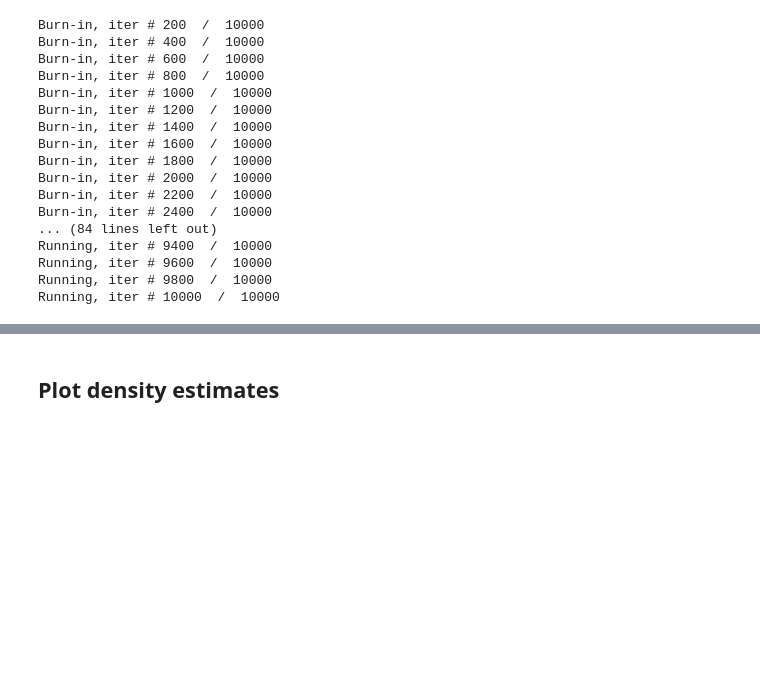
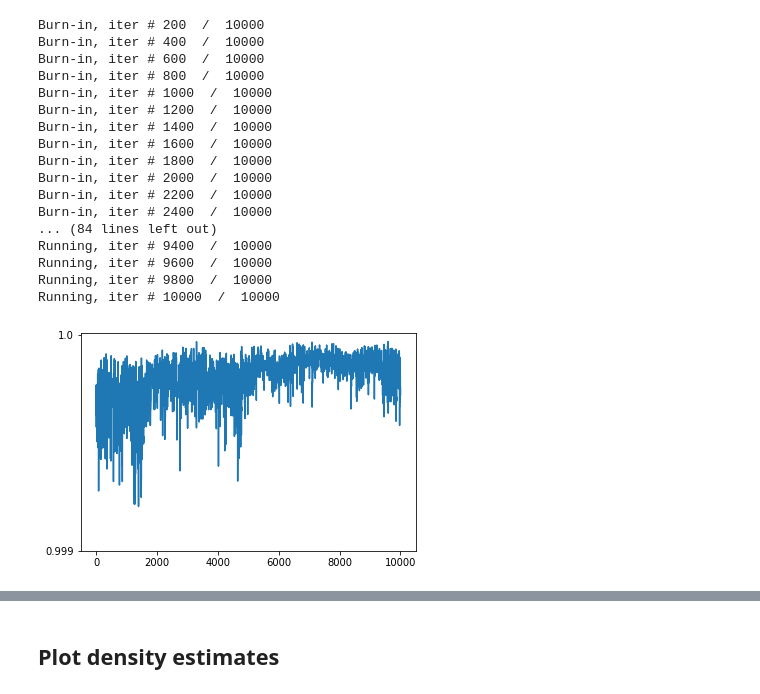
Before and after one commit to mberaha/spatial_mixtures, a Jupyter notebook: notebooks/SIS/linear_weights/Simulation Study Linear Weights.ipynb, the cells around one changed output, grey strips where cells are left out. Drawn from its saved outputs; the diff is of its cells as text; code cells hidden in the pictures; blank space fills up the shorter version.

```diff
--- a/notebooks/SIS/linear_weights/Simulation Study Linear Weights.ipynb
+++ b/notebooks/SIS/linear_weights/Simulation Study Linear Weights.ipynb
@@ -131,8 +145,7 @@ for g in range(N):
 
 burnin = 10000
 niter = 10000
-thin = 10
-
+thin = 1
 chains = runSpatialMixtureSampler(burnin, niter, thin, G,
                                   "spatial_mix/resources/sampler_params.asciipb",
                                   datas, [])
@@ -154,3 +167,10 @@ Running, iter # 9400  /  10000
 Running, iter # 9600  /  10000
 Running, iter # 9800  /  10000
 Running, iter # 10000  /  10000
+# %%
+rhochain = [x.rho for x in chains]
+plt.plot(range(len(rhochain)), rhochain)
+plt.yticks([0.9998, 1.0000], labels=[0.999, 1.0000])
+plt.show()
+# %% [output]
+[figure, added]
```
Also changed, not shown: parts of 6 cells of this notebook.
